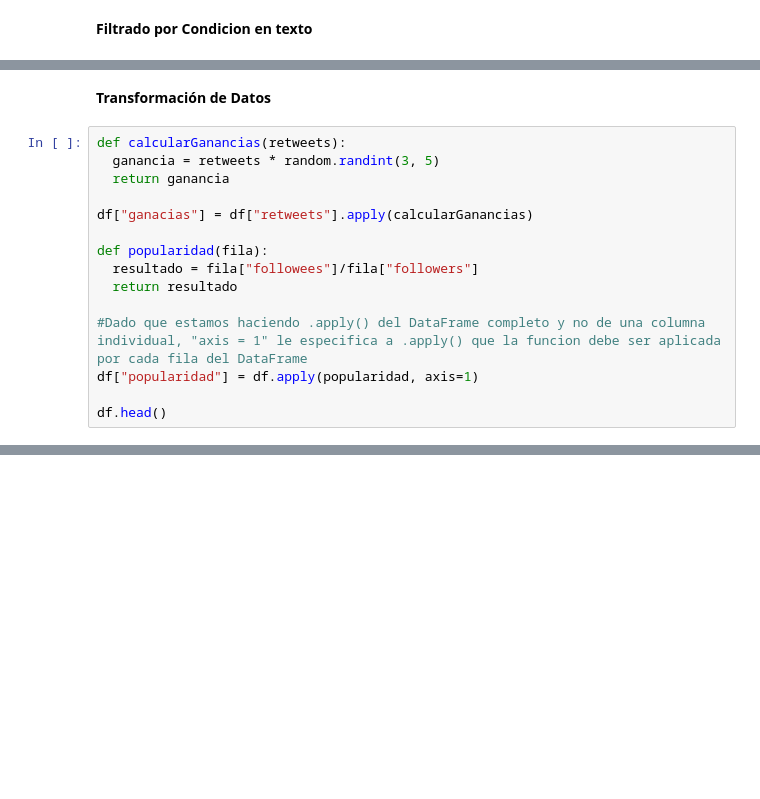
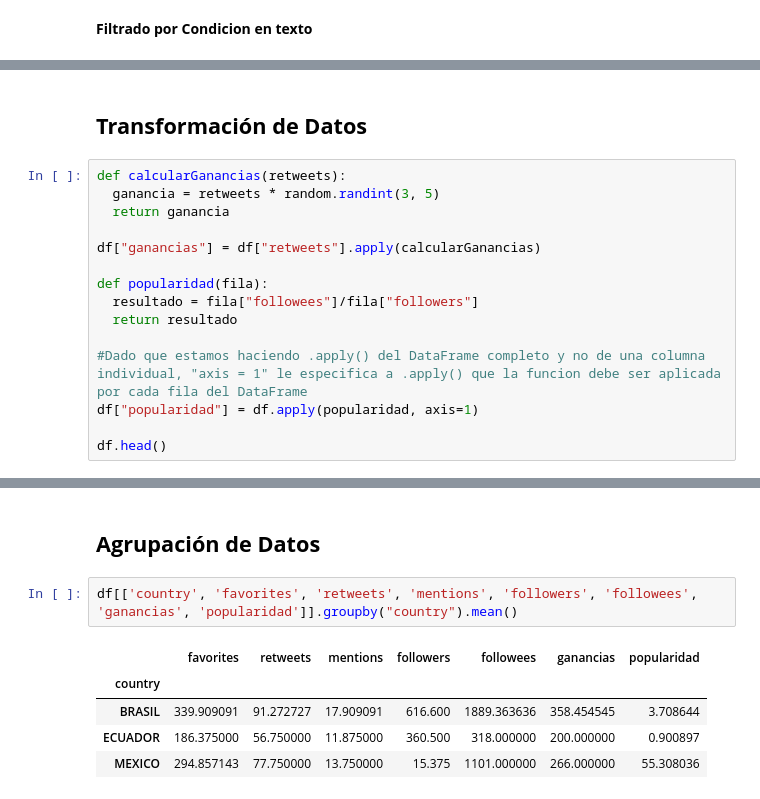
Before and after one commit to Jesusleg95/AnalisisDatosPython, a Jupyter notebook: pandas_notebook.ipynb, the cells around one changed output, grey strips where cells are left out. Cells and saved outputs as stored; diff of their text form; blank space fills up the shorter version.

```diff
--- a/pandas_notebook.ipynb
+++ b/pandas_notebook.ipynb
@@ -218,13 +218,13 @@ df[df["full_text"].str.contains("Programming")]
 | 183740 | Programming is a hot topic! | 133.0 | 145.0 | 15.0 | BRASIL | lucasperes | 82.0 | 351 |
 | 183741 | Programming? i love it! | 92.0 | 146.0 | 1.0 | ECUADOR | galocastillo | 332.0 | 378 |
 # %% [markdown]
-**Transformación de Datos**
+## **Transformación de Datos**
 # %%
 def calcularGanancias(retweets):
   ganancia = retweets * random.randint(3, 5)
   return ganancia
 
-df["ganacias"] = df["retweets"].apply(calcularGanancias)
+df["ganancias"] = df["retweets"].apply(calcularGanancias)
 
 def popularidad(fila):
   resultado = fila["followees"]/fila["followers"]
@@ -242,3 +242,13 @@ df.head()
 | 183723 | Today we have reached US$6.55 Bil... | 190.0 | 123.0 | 6.0 | MEXICO | pedrojuarez | 12.0 | 129 | 369.0 | ... |
 | 183724 | Faking It by Joel Atwell. Written... | 131.0 | 76.0 | 3.0 | ECUADOR | galocastillo | 332.0 | 378 | 380.0 | ... |
 | 183725 | Welcome back! 🙌 | 113.0 | 130.0 | 9.0 | MEXICO | pedrojuarez | 12.0 | 129 | 520.0 | ... |
+# %% [markdown]
+## **Agrupación de Datos**
+# %%
+df[['country', 'favorites', 'retweets', 'mentions', 'followers', 'followees', 'ganancias', 'popularidad']].groupby("country").mean()
+# %% [output]
+|  | favorites | retweets | mentions | followers | followees | ganancias | popularidad |
+| country |  |  |  |  |  |  |  |
+| BRASIL | 339.909091 | 91.272727 | 17.909091 | 616.600 | 1889.363636 | 358.454545 | 3.708644 |
+| ECUADOR | 186.375000 | 56.750000 | 11.875000 | 360.500 | 318.000000 | 200.000000 | 0.900897 |
+| MEXICO | 294.857143 | 77.750000 | 13.750000 | 15.375 | 1101.000000 | 266.000000 | 55.308036 |
```
Also changed, not shown: parts of 5 cells of this notebook.
